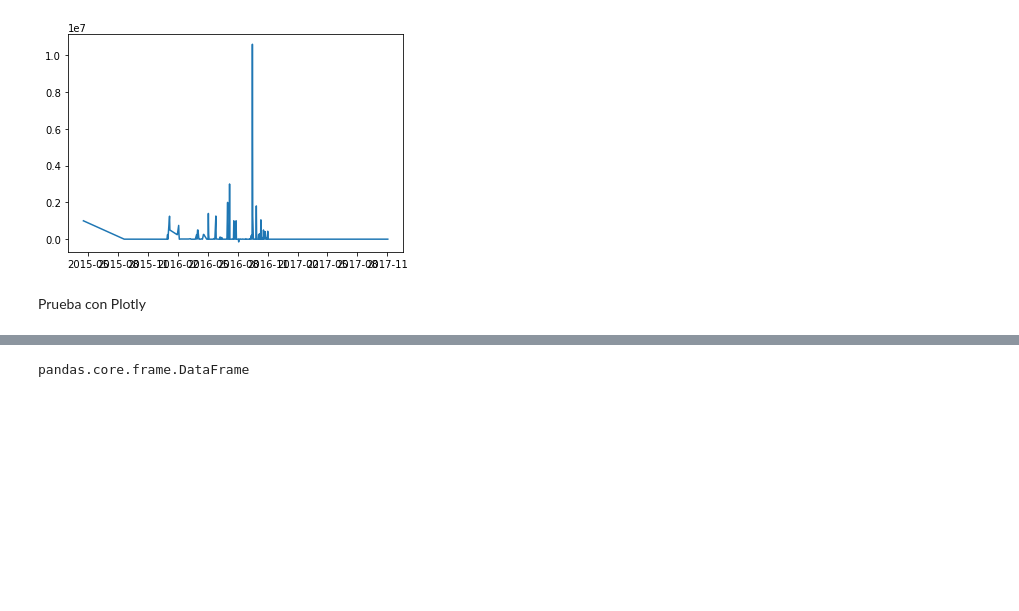
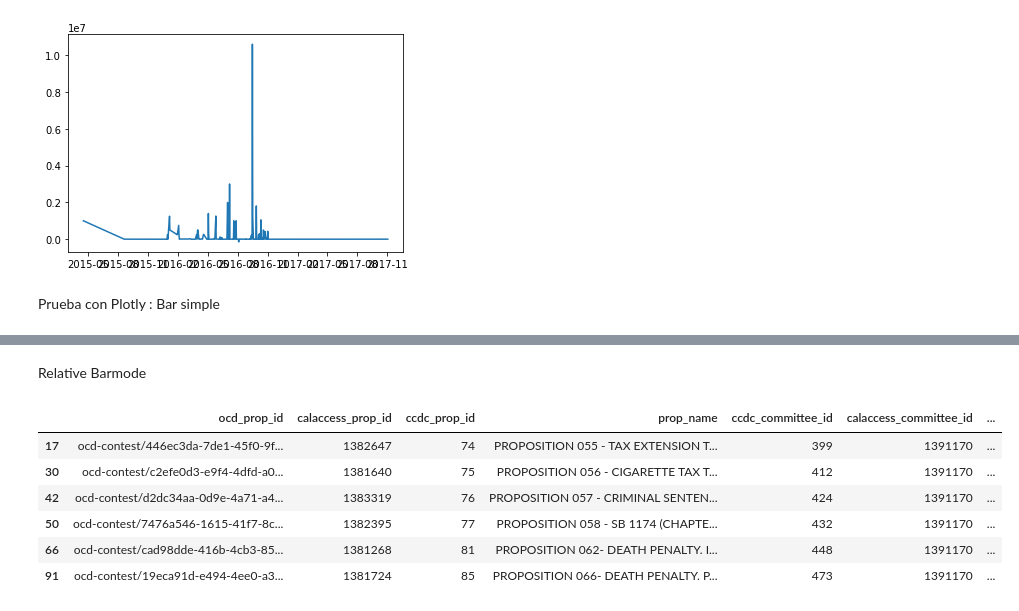
Before and after one commit to mharias/first-python-notebook, a Jupyter notebook: Code.ipynb, the cells around one changed output, grey strips where cells are left out. Cells and saved outputs as stored; diff of their text form; code cells hidden in the pictures; blank space fills up the shorter version.

```diff
--- a/Code.ipynb
+++ b/Code.ipynb
@@ -276,14 +268,22 @@ plt.plot(grafico1.date_received,grafico1.amount)
 # %%
 merged['date_received'].loc[2]
 # %% [markdown]
-Prueba con Plotly
+Prueba con Plotly : Bar simple
 # %%
 Data=[Bar(x=grafico1.date_received,y=grafico1.amount)]
 # %%
 py.iplot(Data)
 # %% [output]
 [interactive output not drawn]
-# %%
-type(merged)
-# %% [output]
-pandas.core.frame.DataFrame
+# %% [markdown]
+Relative Barmode
+# %%
+props[props.calaccess_committee_id==1391170].head(10)
+# %% [output]
+|  | ocd_prop_id | calaccess_prop_id | ccdc_prop_id | prop_name | ccdc_committee_id | calaccess_committee_id | ... |
+| 17 | ocd-contest/446ec3da-7de1-45f0-9f... | 1382647 | 74 | PROPOSITION 055 - TAX EXTENSION T... | 399 | 1391170 | ... |
+| 30 | ocd-contest/c2efe0d3-e9f4-4dfd-a0... | 1381640 | 75 | PROPOSITION 056 - CIGARETTE TAX T... | 412 | 1391170 | ... |
+| 42 | ocd-contest/d2dc34aa-0d9e-4a71-a4... | 1383319 | 76 | PROPOSITION 057 - CRIMINAL SENTEN... | 424 | 1391170 | ... |
+| 50 | ocd-contest/7476a546-1615-41f7-8c... | 1382395 | 77 | PROPOSITION 058 - SB 1174 (CHAPTE... | 432 | 1391170 | ... |
+| 66 | ocd-contest/cad98dde-416b-4cb3-85... | 1381268 | 81 | PROPOSITION 062- DEATH PENALTY. I... | 448 | 1391170 | ... |
+| 91 | ocd-contest/19eca91d-e494-4ee0-a3... | 1381724 | 85 | PROPOSITION 066- DEATH PENALTY. P... | 473 | 1391170 | ... |
```
Also changed, not shown: parts of 11 cells of this notebook.
